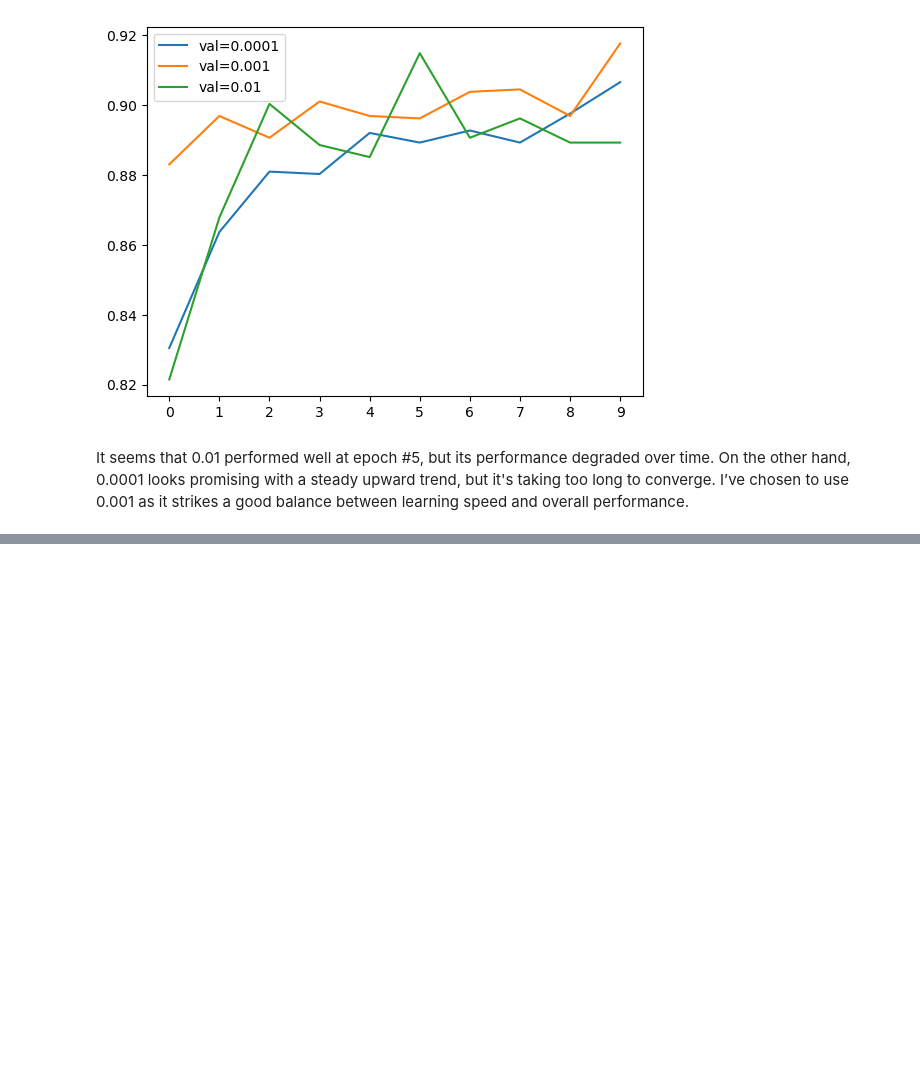
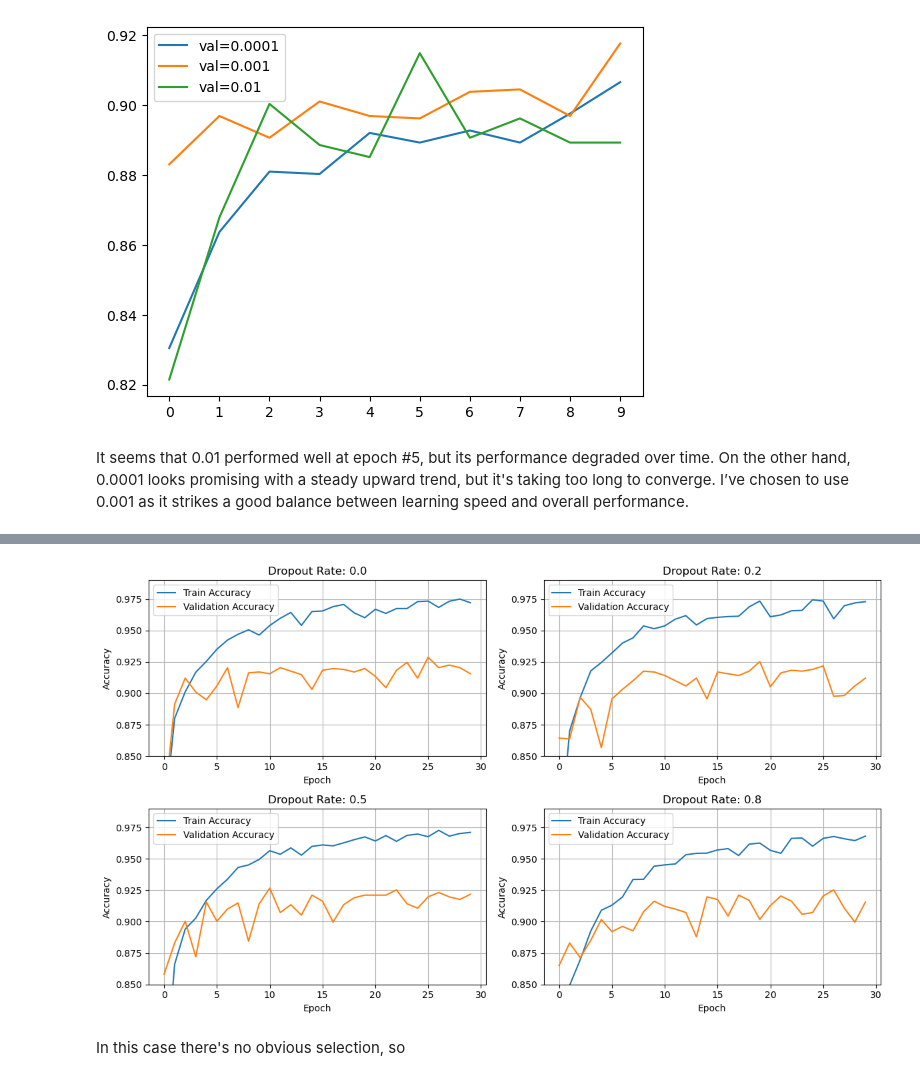
Before and after one commit to Maxkaizo/mlzoomcamp_cp1, a Jupyter notebook: notebook.ipynb, the cells around one changed output, grey strips where cells are left out. Cells and saved outputs as stored; diff of their text form; code cells hidden in the pictures; blank space fills up the shorter version.

```diff
--- a/notebook.ipynb
+++ b/notebook.ipynb
@@ -635,0 +897,29 @@ It seems that 0.01 performed well at epoch #5, but its performance degraded over
+# %%
+import matplotlib.pyplot as plt
+
+dropouts = [0.0, 0.2, 0.5, 0.8]
+
+fig, axes = plt.subplots(2, 2, figsize=(12, 7))
+
+
+for ax, droprate in zip(axes.flatten(), dropouts):
+    hist = scores[droprate]
+
+    ax.plot(hist['accuracy'], label='Train Accuracy')
+    ax.plot(hist['val_accuracy'], label='Validation Accuracy')
+
+    ax.set_title(f'Dropout Rate: {droprate}')
+    ax.set_xlabel('Epoch')
+    ax.set_ylabel('Accuracy')
+    ax.legend()
+    ax.grid(True)
+
+    ax.set_ylim(0.85, 0.99)
+    ax.set_yticks([0.85, 0.875, 0.90, 0.925, 0.95, 0.975])
+
+plt.tight_layout()
+plt.show()
+# %% [output]
+[figure, added]
+# %% [markdown]
+In this case there's no obvious selection, so
```
Also changed, not shown: parts of 26 cells of this notebook, 1 other file.
